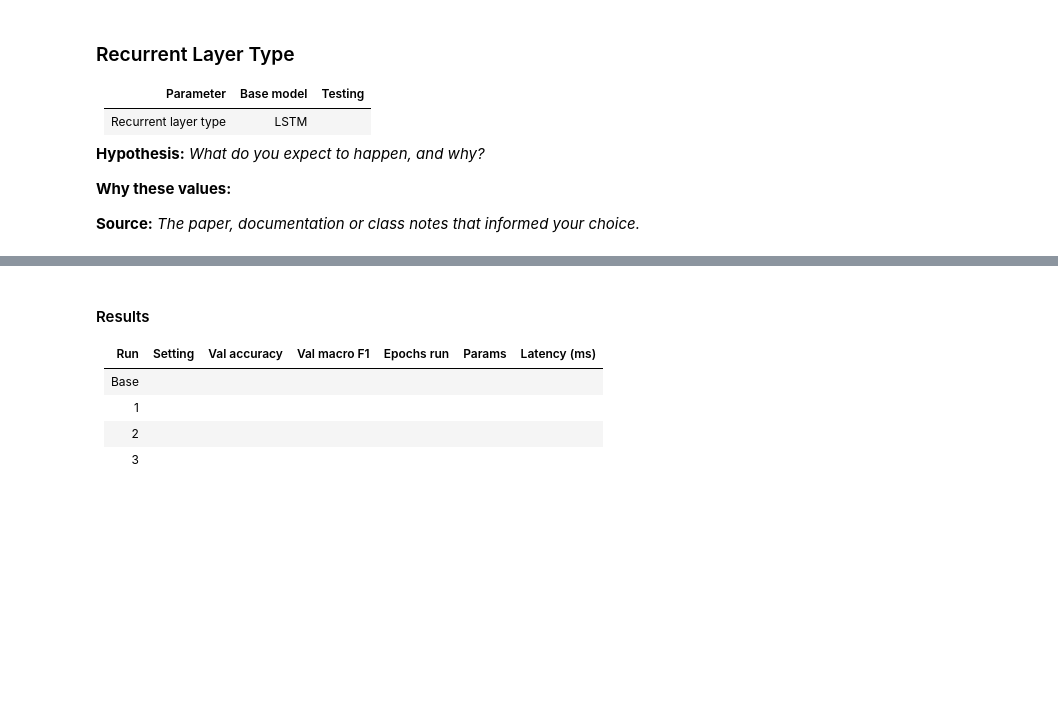
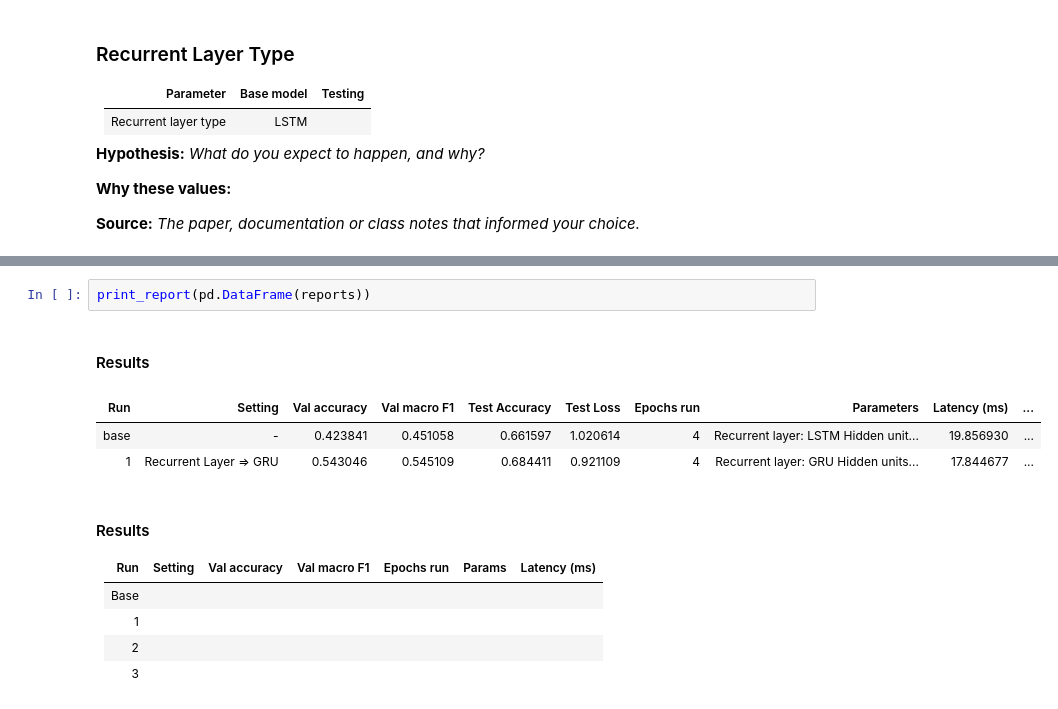
Before and after one commit to AylieNagler/Exercise-Classification-CNN-LSTM, a Jupyter notebook: NOTEBOOKS/03_tom_experiments.ipynb, the cells around one changed output, grey strips where cells are left out. Saved outputs shown, nothing was run; the diff lists cells and outputs as text; blank space fills up the shorter version.

```diff
--- a/NOTEBOOKS/03_tom_experiments.ipynb
+++ b/NOTEBOOKS/03_tom_experiments.ipynb
@@ -316,4 +421,11 @@ Results
 [figure]
+# %%
+print_report(pd.DataFrame(reports))
+# %% [output]
+Results
+| Run | Setting | Val accuracy | Val macro F1 | Test Accuracy | Test Loss | Epochs run | Parameters | Latency (ms) | ... |
+| base | - | 0.423841 | 0.451058 | 0.661597 | 1.020614 | 4 | Recurrent layer: LSTM Hidden unit... | 19.856930 | ... |
+| 1 | Recurrent Layer => GRU | 0.543046 | 0.545109 | 0.684411 | 0.921109 | 4 | Recurrent layer: GRU Hidden units... | 17.844677 | ... |
 # %% [markdown]
 #### Results
 
```
Also changed, not shown: parts of 6 cells of this notebook.
